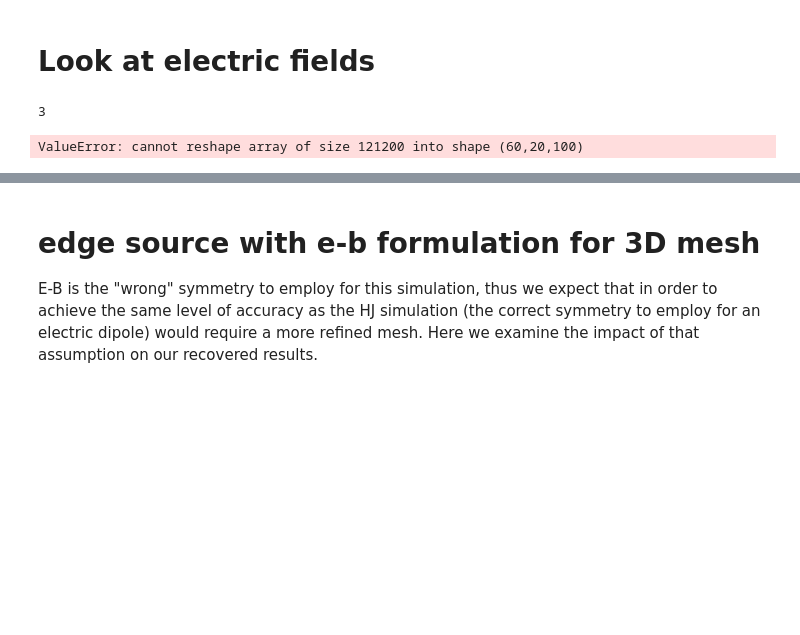
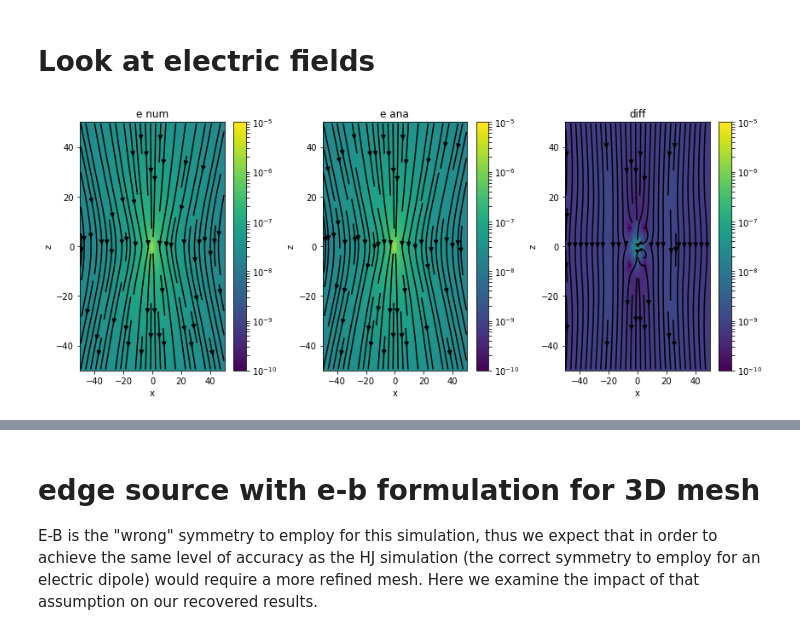
Before and after one commit to simpeg-research/heagy-2018-emcyl, a Jupyter notebook: appendix_notebooks/electric_3D_EB_HJ.ipynb, the cells around one changed output, grey strips where cells are left out. Saved outputs shown, nothing was run; the diff lists cells and outputs as text; code cells hidden in the pictures; blank space fills up the shorter version.

```diff
--- a/appendix_notebooks/electric_3D_EB_HJ.ipynb
+++ b/appendix_notebooks/electric_3D_EB_HJ.ipynb
@@ -190,7 +199,3 @@ Text(0.5,1,u'difference')
 # %%
 e3D = fields3D[srcList3D[freq_plt], 'e']
 e2D = fields2D[srcList2D[freq_plt], 'e']
-# %%
-len(e3D) / mesh3D.nC
-# %% [output]
-3
@@ -205,16 +202,16 @@ def gete3Dplot(e3D, theta_ind=0):
 # %%
-e3Dplt = gete3Dplot(e3D)
+e3Dplt = get3Dslice(e3D, theta_ind=0)
-# %% [output]
-ValueError: cannot reshape array of size 121200 into shape (60,20,100)
 # %%
 fig, ax = plt.subplots(1,3, figsize=(12, 5))
 
-plotJcomparison(e3Dplt, ecc_ana, ax=ax, real_or_imag='imag')
+plotJcomparison(e3Dplt, eana, ax=ax, real_or_imag='imag', clim=[1e-10, 1e-5])
 
 ax[0].set_title('e num')
 ax[1].set_title('e ana')
 ax[2].set_title('diff')
 
 plt.tight_layout()
+# %% [output]
+[figure, added]
 # %%
 # line plots
```
Also changed, not shown: parts of 30 cells of this notebook, 4 other files.
